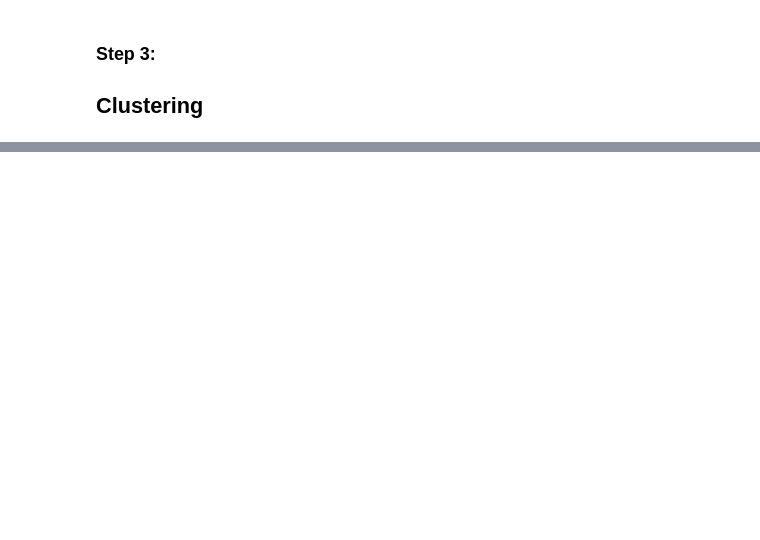
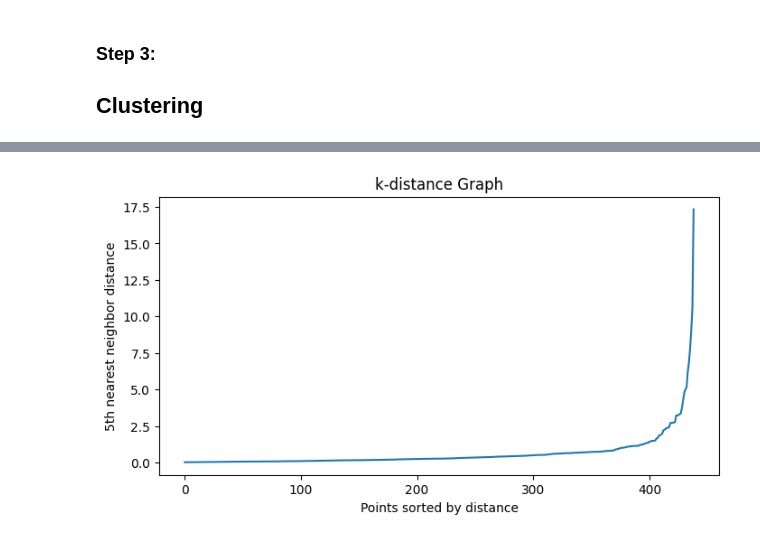
Before and after one commit to idokapel/Advanced-Machine-Learning-Final-Project, a Jupyter notebook: youtube_project.ipynb, the cells around one changed output, grey strips where cells are left out. Saved outputs shown, nothing was run; the diff lists cells and outputs as text; code cells hidden in the pictures; blank space fills up the shorter version.

```diff
--- a/youtube_project.ipynb
+++ b/youtube_project.ipynb
@@ -265,0 +581,22 @@ This consistency across different anomaly detection algorithms suggests a high c
+# %%
+from sklearn.neighbors import NearestNeighbors
+
+# Compute the k-distance graph
+min_samples = 2 * len(data_subset.columns)  # A starting value for min_samples based on the number of features
+neighbors = NearestNeighbors(n_neighbors=min_samples)
+neighbors_fit = neighbors.fit(data_subset_scaled)
+distances, indices = neighbors_fit.kneighbors(data_subset_scaled)
+
+# Sort the distances
+distances = np.sort(distances, axis=0)
+distances = distances[:, min_samples-1]  # Use the distance to the 5th nearest neighbor
+
+# Plot the k-distance graph
+plt.figure(figsize=(8, 4))
+plt.plot(distances)
+plt.title('k-distance Graph')
+plt.xlabel('Points sorted by distance')
+plt.ylabel('5th nearest neighbor distance')
+plt.show()
+# %% [output]
+[figure, added]
```
Also changed, not shown: parts of 11 cells of this notebook.
